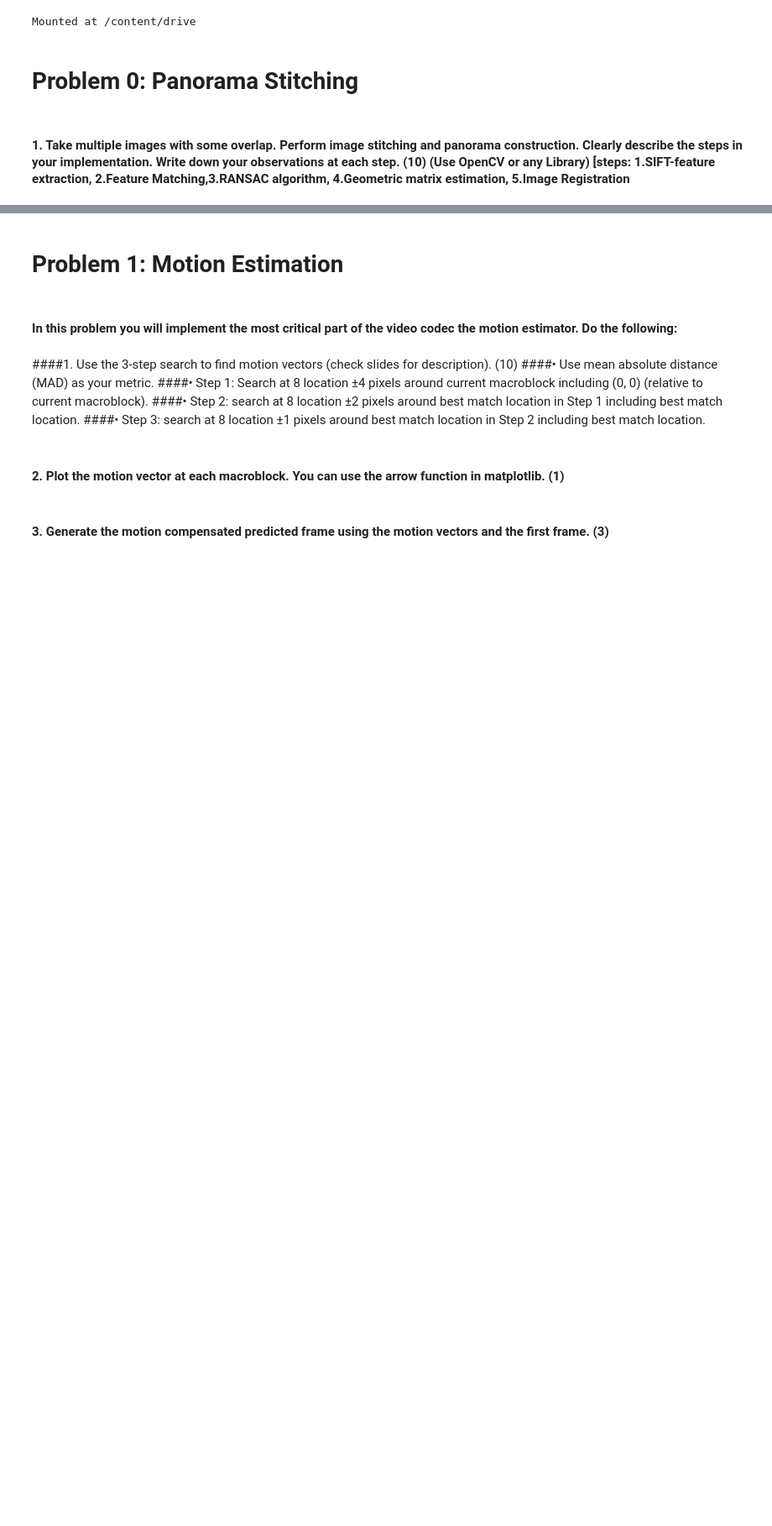
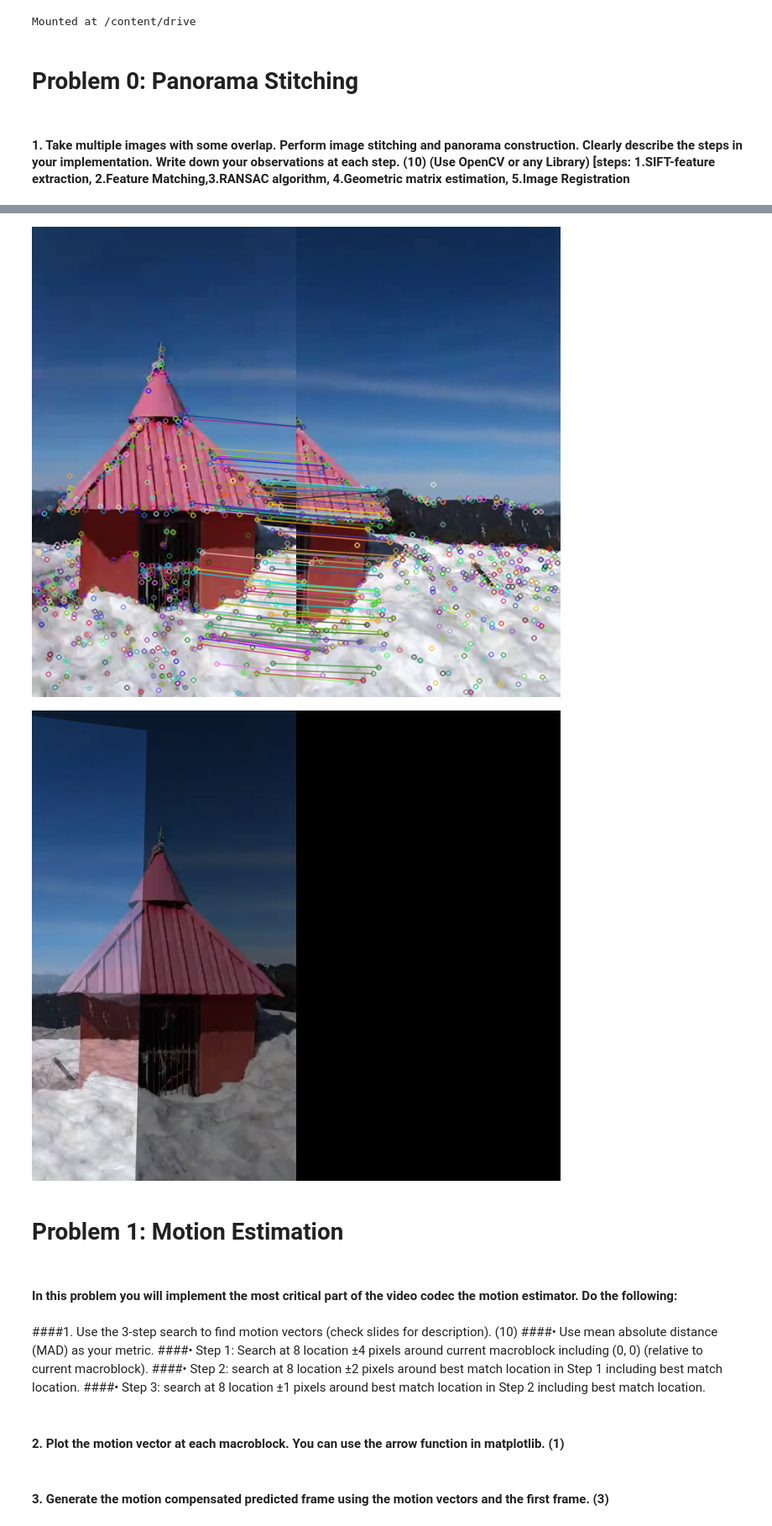
Before and after one commit to shashankkapoor/Digital_Image_Processing_EE608, a Jupyter notebook: s22022_hw4/s22022_hw4.ipynb, the cells around one changed output, grey strips where cells are left out. Shown at 84% size. Saved outputs shown, nothing was run; the diff lists cells and outputs as text; code cells hidden in the pictures; blank space fills up the shorter version.

```diff
--- a/s22022_hw4/s22022_hw4.ipynb
+++ b/s22022_hw4/s22022_hw4.ipynb
@@ -127,3 +79,36 @@ cv2.destroyAllWindows()
+# %%
+import cv2
+import numpy as np
+
+def ransac():
+
+  _,matches,keypoints1,keypoints2,image1,image2 = Feature_matching()
+
+  # Convert keypoints to numpy arrays
+  points1 = np.float32([keypoints1[m.queryIdx].pt for m in matches]).reshape(-1, 1, 2)
+  points2 = np.float32([keypoints2[m.trainIdx].pt for m in matches]).reshape(-1, 1, 2)
+
+  # Draw inliers on input images
+  ransacReprojThreshold = 20.0
+  homography, mask = cv2.findHomography(points1, points2, cv2.RANSAC, ransacReprojThreshold)
+  matches_inliers = np.array(matches)[np.where(mask.ravel() == 1)]
+  image_with_inliers = cv2.drawMatches(image1, keypoints1, image2, keypoints2, matches_inliers, None)
+
+  result_i = cv2.warpPerspective(image2, homography, (image1.shape[1] + image2.shape[1], image1.shape[0]))
+  result[0:image1.shape[0], 0:image1.shape[1]] = image1
+
+  blend = cv2.addWeighted(result_i, 0.5, result, 0.5, 0)
+
+  cv2.waitKey(0)
+  cv2.destroyAllWindows()
+  return image_with_inliers,blend
+# %%
+ image,result=ransac()
+ cv2_imshow(image)
+ cv2_imshow(result)
+# %% [output]
+[figure, added]
+[figure, added]
 # %% [markdown]
 # Problem 1: Motion Estimation
 # %% [markdown]
```
Also changed, not shown: parts of 17 cells of this notebook.
